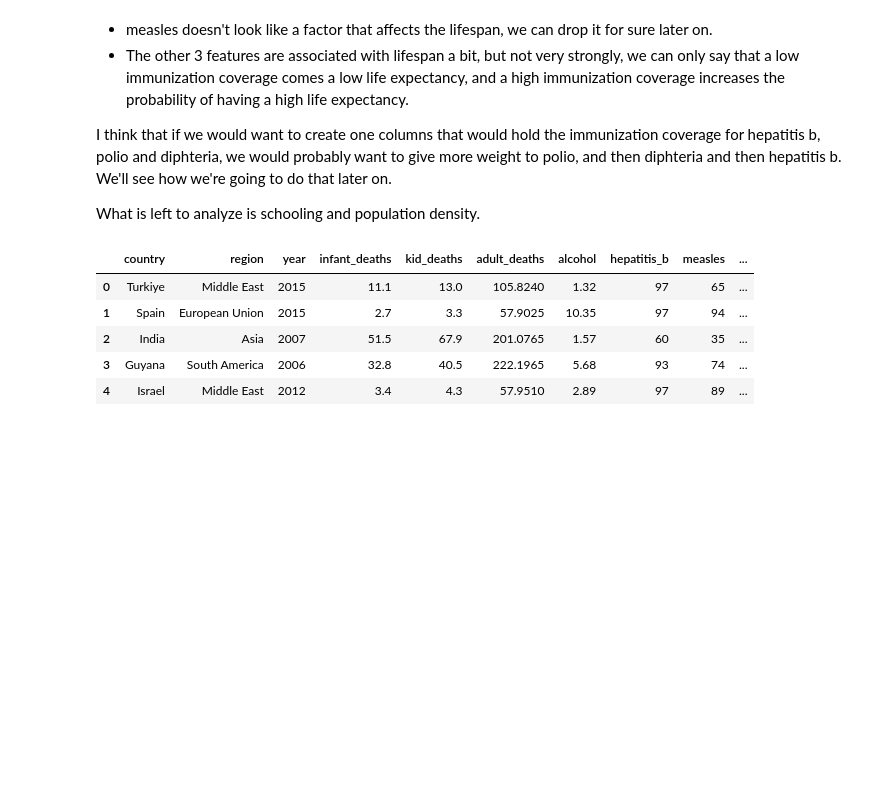
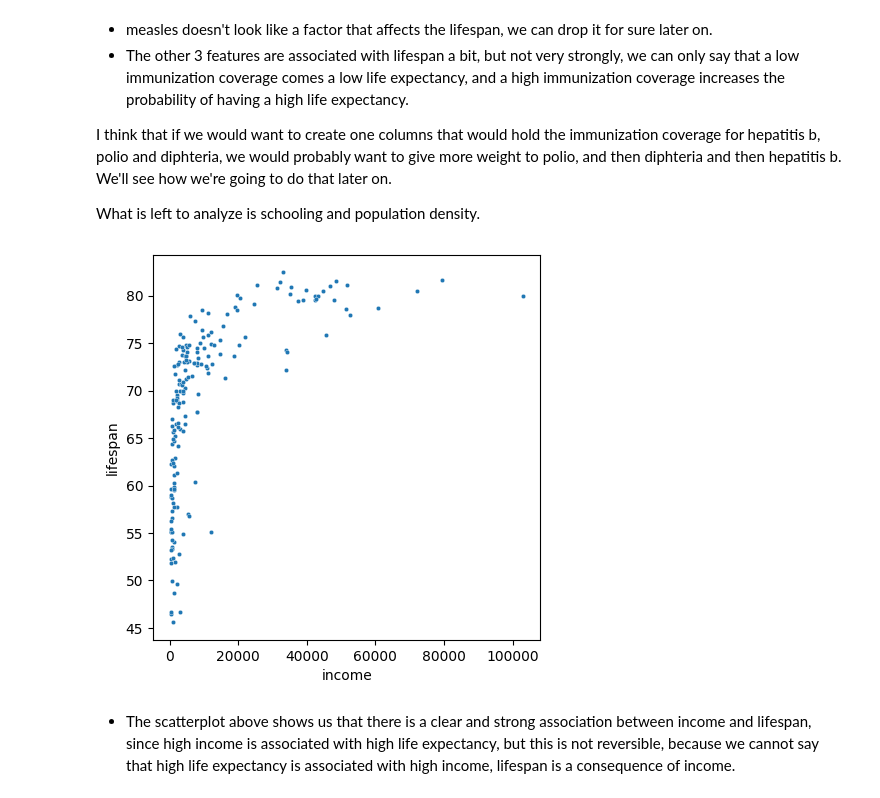
Before and after one commit to gurennnn/life-expectancy-estimation, a Jupyter notebook: notebooks/1_analysis.ipynb, the cells around one changed output. Cells and saved outputs as stored; diff of their text form; code cells hidden in the pictures; blank space fills up the shorter version.

```diff
--- a/notebooks/1_analysis.ipynb
+++ b/notebooks/1_analysis.ipynb
@@ -385,12 +388,11 @@ plt.show()
 I think that if we would want to create one columns that would hold the immunization coverage for hepatitis b, polio and diphteria, we would probably want to give more weight to polio, and then diphteria and then hepatitis b. We'll see how we're going to do that later on.
 
 What is left to analyze is schooling and population density.
-# %%
-df.head()
-# %% [output]
-|  | country | region | year | infant_deaths | kid_deaths | adult_deaths | alcohol | hepatitis_b | measles | ... |
-| 0 | Turkiye | Middle East | 2015 | 11.1 | 13.0 | 105.8240 | 1.32 | 97 | 65 | ... |
-| 1 | Spain | European Union | 2015 | 2.7 | 3.3 | 57.9025 | 10.35 | 97 | 94 | ... |
-| 2 | India | Asia | 2007 | 51.5 | 67.9 | 201.0765 | 1.57 | 60 | 35 | ... |
-| 3 | Guyana | South America | 2006 | 32.8 | 40.5 | 222.1965 | 5.68 | 93 | 74 | ... |
-| 4 | Israel | Middle East | 2012 | 3.4 | 4.3 | 57.9510 | 2.89 | 97 | 89 | ... |
+# %%
+# income x lifespan
+sns.scatterplot(data=temp_df, x='income', y='lifespan', s=10)
+plt.show()
+# %% [output]
+[figure, added]
+# %% [markdown]
+- The scatterplot above shows us that there is a clear and strong association between income and lifespan, since high income is associated with high life expectancy, but this is not reversible, because we cannot say that high life expectancy is associated with high income, lifespan is a consequence of income.
```
Also changed, not shown: parts of 17 cells of this notebook.
